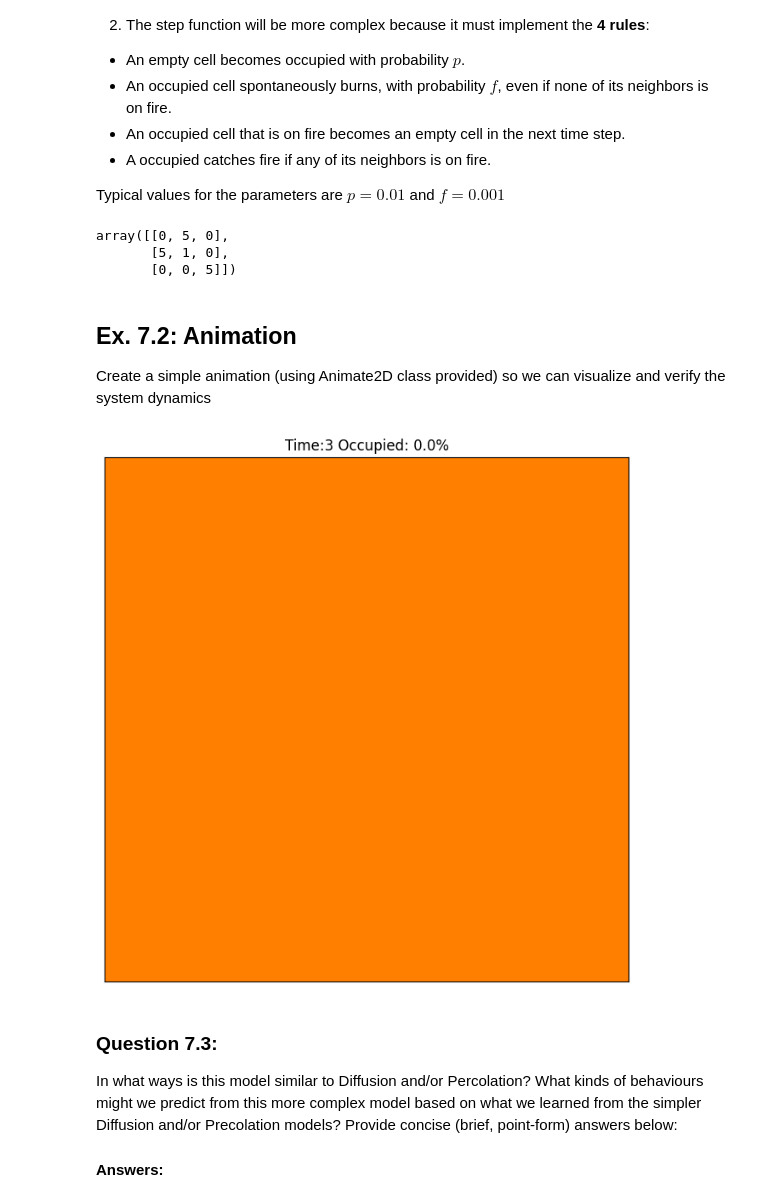
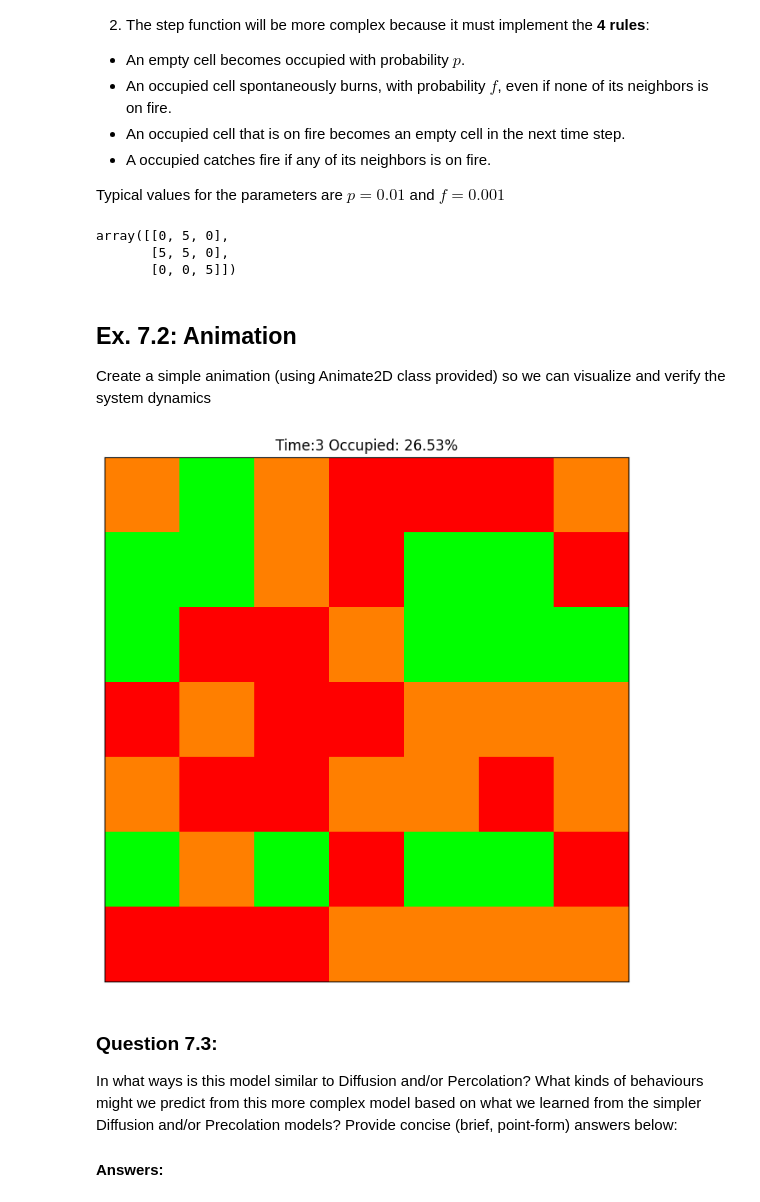
Before and after one commit to alirempel/cap-comp215, a Jupyter notebook: labs/lab07-10-fire.ipynb, the cells around one changed output. Drawn from its saved outputs; the diff is of its cells as text; code cells hidden in the pictures.

```diff
--- a/labs/lab07-10-fire.ipynb
+++ b/labs/lab07-10-fire.ipynb
@@ -166,7 +166,7 @@ class ForestFire:
         on_fire_next = neighbours_on_fire * is_occupied
 
 
-        # self.state[is_empty] = np.random.choice([self.OCCUPIED,self.EMPTY], len(self.state[is_empty]), (self.p, 1-self.p))
+        self.state[is_empty] = np.random.choice([self.OCCUPIED,self.EMPTY], len(self.state[is_empty]), (self.p, 1-self.p))
         self.state[is_occupied] = np.random.choice([self.FIRE,self.OCCUPIED], len(self.state[is_occupied]), (self.f, 1-self.f))
         self.state[is_on_fire] = self.EMPTY
         self.state[on_fire_next] = self.FIRE
@@ -201,7 +201,7 @@ m.step()                          # test the method you are working on and print
 pprint(m.state)
 # %% [output]
 array([[0, 5, 0],
-       [5, 1, 0],
+       [5, 5, 0],
        [0, 0, 5]])
 # %% [markdown]
 ## Ex. 7.2: Animation
@@ -209,22 +209,25 @@ Create a simple animation (using Animate2D class provided) so we can visualize a
 # %%
 # Ex. 7.2 here
 #  Suggestions: use a small grid (e.g., 20x20)  and
 #               a short animation (100 frames) with interval=0.3, to slow it down so you can inspect its behaviour
 
-fire_model = ForestFire(10, p=0.001, f=0.001, q=0.5)
+fire_model = ForestFire(10)
 fire_model.state = np.array([
     [0,0,0,0,0,0,0],
     [0,0,0,0,0,0,0],
-    [0,0,0,5,0,0,0],
+    [0,0,0,0,0,0,0],
     [0,0,0,0,0,0,0],
     [0,0,0,0,0,0,0],
     [0,0,0,0,0,0,0],
     [0,0,0,0,0,0,0]
 ])
 fire_animation = Animation2D(fire_model, frames=50)
 fire_animation.animate(interval=1)
+
+
+######## FIGURE OUT WHY PROBABILITY IS BEING WERID
 # %% [output]
-[figure, old version]
+[figure, new version]
 # %% [markdown]
 ### Question 7.3:
 In what ways is this model similar to Diffusion and/or Percolation?
```
